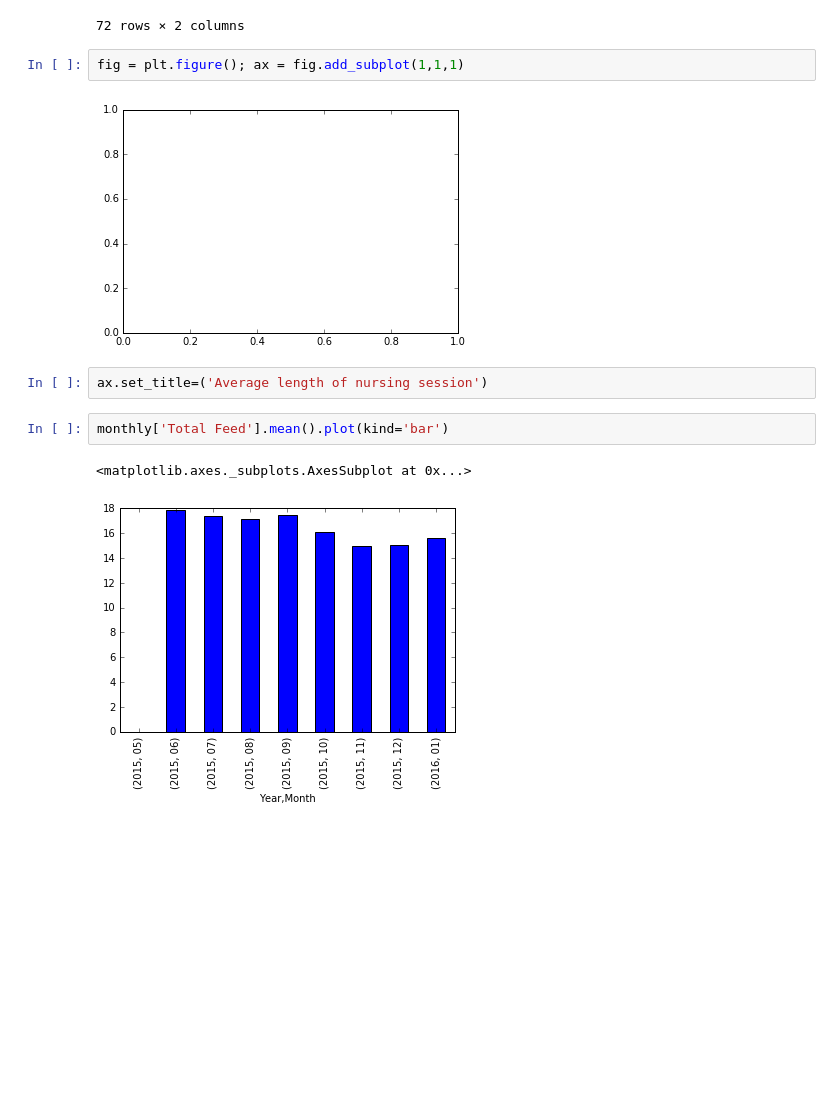
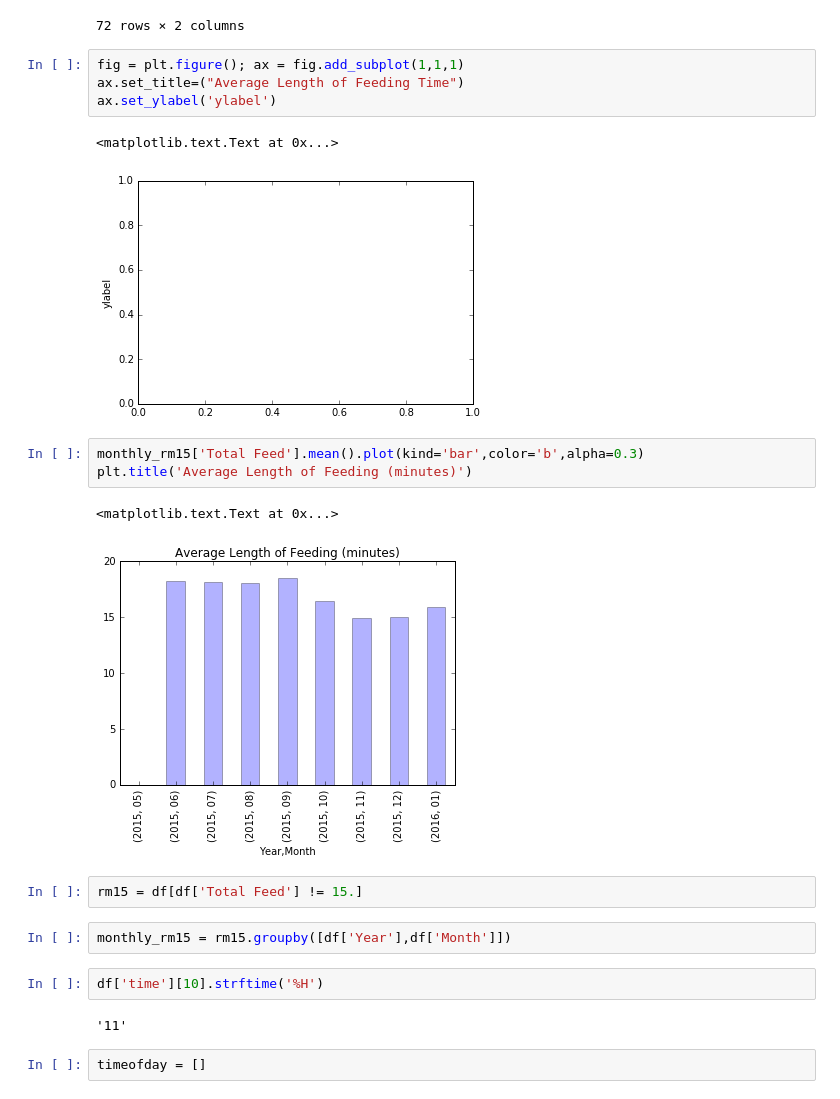
Before and after one commit to randirl17/FeedingTimes, a Jupyter notebook: nursing.ipynb, the cells around one changed output. Saved outputs shown, nothing was run; the diff lists cells and outputs as text; blank space fills up the shorter version.

Commit message:
time of day

```diff
--- a/nursing.ipynb
+++ b/nursing.ipynb
@@ -212,12 +212,24 @@ monthly.describe()
 72 rows × 2 columns
 # %%
 fig = plt.figure(); ax = fig.add_subplot(1,1,1)
+ax.set_title=("Average Length of Feeding Time")
+ax.set_ylabel('ylabel')
 # %% [output]
+<matplotlib.text.Text at 0x...>
-[figure, old version]
+[figure, new version]
-# %%
-ax.set_title=('Average length of nursing session')
 # %%
-monthly['Total Feed'].mean().plot(kind='bar')
+monthly_rm15['Total Feed'].mean().plot(kind='bar',color='b',alpha=0.3)
+plt.title('Average Length of Feeding (minutes)')
 # %% [output]
-<matplotlib.axes._subplots.AxesSubplot at 0x...>
+<matplotlib.text.Text at 0x...>
-[figure, old version]
+[figure, new version]
+# %%
+rm15 = df[df['Total Feed'] != 15.]
+# %%
+monthly_rm15 = rm15.groupby([df['Year'],df['Month']])
+# %%
+df['time'][10].strftime('%H')
+# %% [output]
+'11'
+# %%
+timeofday = []
```
Also changed, not shown: parts of 7 cells of this notebook, 1 other file.
